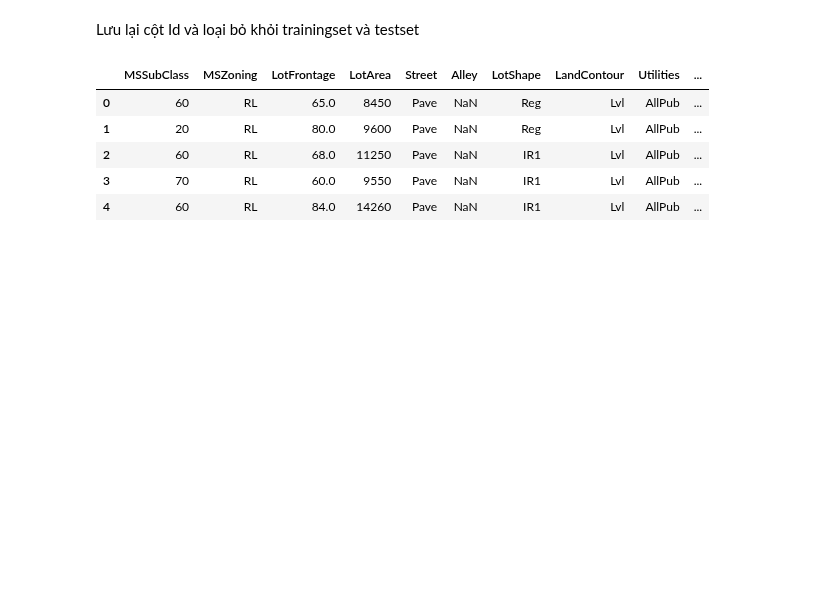
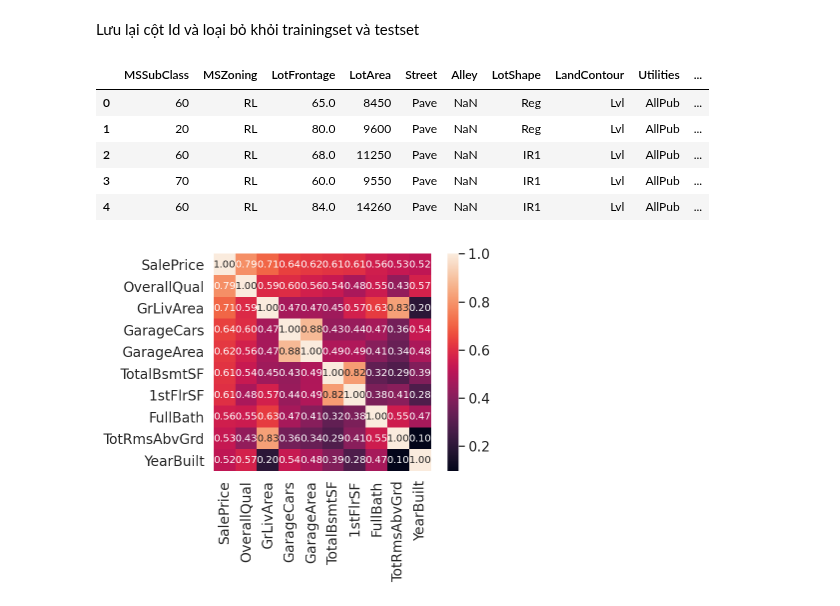
Before and after one commit to lephuocdat2000/-CS114.K21-, a Jupyter notebook: Predictinghouseprice.ipynb, the cells around one changed output. Saved outputs shown, nothing was run; the diff lists cells and outputs as text; code cells hidden in the pictures; blank space fills up the shorter version.

```diff
--- a/Predictinghouseprice.ipynb
+++ b/Predictinghouseprice.ipynb
@@ -51,0 +50,11 @@ train.head()
+# %%
+corrmat = train.corr()
+k=10
+cols=corrmat.nlargest(k,'SalePrice')['SalePrice'].index #trich xuat index top10
+cm=np.corrcoef(train[cols].values.T)
+sns.set(font_scale=1.25)
+hm=sns.heatmap(cm,cbar=True,annot=True,square=True,fmt='.2f',annot_kws={'size':10},yticklabels=cols,xticklabels=cols,)
+#cbar:màu,annot: nếu True viết giá trị trong mỗi ô, square: ô hình vuông, fmt:định dạng,annot_kws định dạng khi annot=True
+plt.show()
+# %% [output]
+[figure, added]
```
Also changed, not shown: parts of 2 cells of this notebook.
